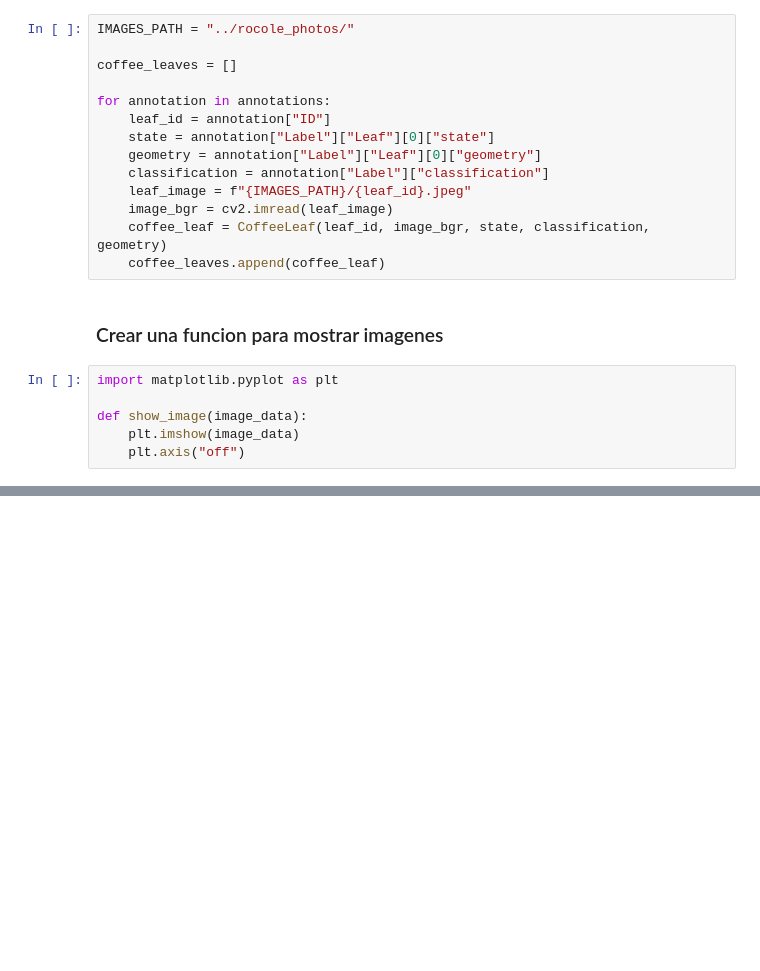
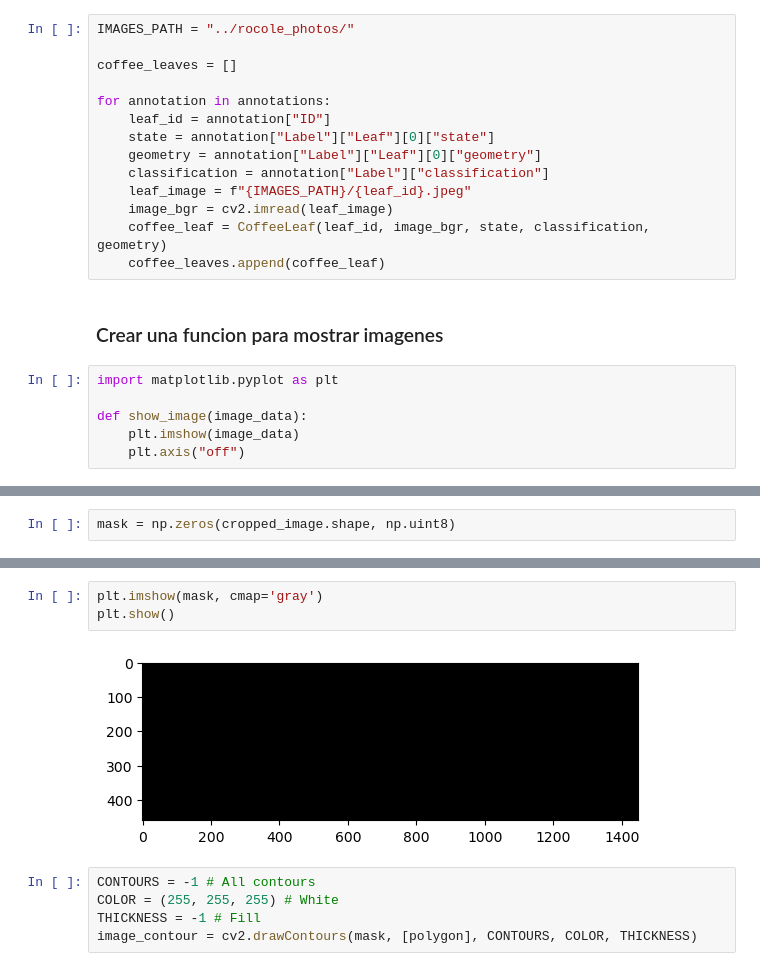
Before and after one commit to LindermanDgz/coffee-leaves-classification, a Jupyter notebook: coffee-leaves-classification.ipynb, the cells around one changed output, grey strips where cells are left out. Cells and saved outputs as stored; diff of their text form; blank space fills up the shorter version.

```diff
--- a/coffee-leaves-classification.ipynb
+++ b/coffee-leaves-classification.ipynb
@@ -85,0 +125,2 @@ def show_image(image_data):
+# %%
+mask = np.zeros(cropped_image.shape, np.uint8)
@@ -88,2 +144,12 @@ show_image(coffee_leaves[0].image_rgb)
 # %% [output]
 [figure]
+# %%
+plt.imshow(mask, cmap='gray')
+plt.show()
+# %% [output]
+[figure, added]
+# %%
+CONTOURS = -1 # All contours
+COLOR = (255, 255, 255) # White
+THICKNESS = -1 # Fill
+image_contour = cv2.drawContours(mask, [polygon], CONTOURS, COLOR, THICKNESS)
```
Also changed, not shown: parts of 19 cells of this notebook.
